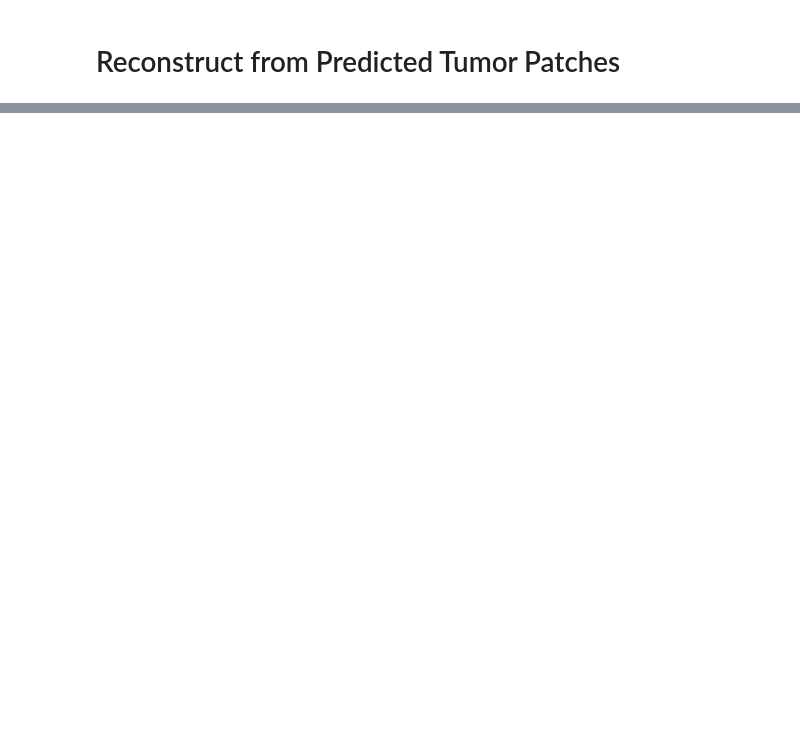
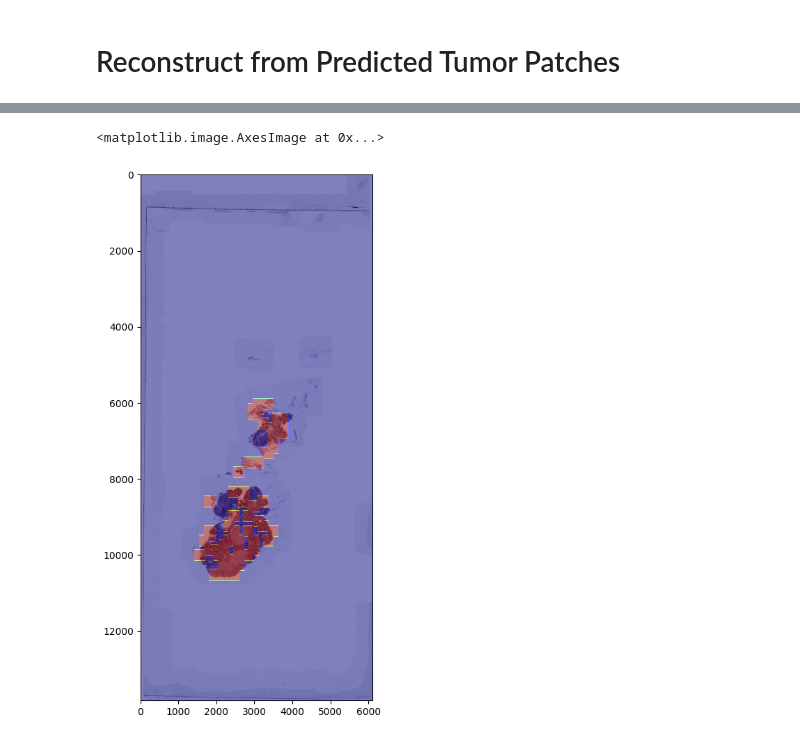
Before and after one commit to lingruiluo/TumorDetection, a Jupyter notebook: model_building_update.ipynb, the cells around one changed output, grey strips where cells are left out. Saved outputs shown, nothing was run; the diff lists cells and outputs as text; code cells hidden in the pictures; blank space fills up the shorter version.

```diff
--- a/model_building_update.ipynb
+++ b/model_building_update.ipynb
@@ -910,0 +904,2 @@ merge_df = pd.merge(slide_df, slide_test_result_df, how='left', left_on='test_im
+# %%
+inception_prediction_df = pd.merge(temp_df, slide_test_result_df, how='left', left_on='test_image', right_on = 'path')
@@ -913,4 +911,6 @@ slide_path = data_path + 'tumor_%s.tif' %slide_code
 tumor_mask_path = data_path + 'tumor_%s_mask.tif' %slide_code
 slide = open_slide(slide_path)
 tumor_mask = open_slide(tumor_mask_path)
+# %%
+subset_df = inception_prediction_df[inception_prediction_df['Slide Code']==int(slide_code)]
 # %%
@@ -948,0 +987,7 @@ img_pred.resize(map(lambda x: int(x / 8), img.size))
+# %%
+plt.figure(figsize=(10,10), dpi=100)
+plt.imshow(whole_test_image)
+plt.imshow(predicted_mask, cmap='jet', alpha=0.5)
+# %% [output]
+<matplotlib.image.AxesImage at 0x...>
+[figure, added]
```
Also changed, not shown: parts of 36 cells of this notebook.
